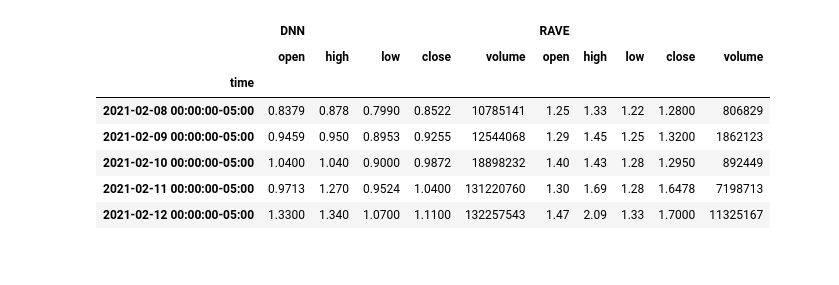
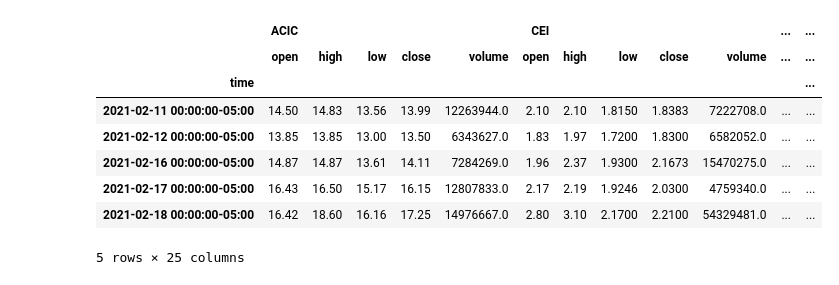
Before and after one commit to arzuisiktopbas/Project-2, a Jupyter notebook: project2.ipynb, the cells around one changed output. Saved outputs shown, nothing was run; the diff lists cells and outputs as text; code cells hidden in the pictures.

```diff
--- a/project2.ipynb
+++ b/project2.ipynb
@@ -27,15 +41,16 @@ foverview = Overview()
 
 filters_dict = {
     'Performance':'Today Up',
-    'Price':"Under $2",
-    'Relative Volume': "Over 5"
+    'Current Volume':"Over 10M",
+    'Change': 'Up 5%',
+    'Country': 'USA'
 }
 foverview.set_filter(filters_dict=filters_dict)
 
 tickers = foverview.ScreenerView()
 #tickers.sort_values(by='Volume', inplace=True, ascending=False)
 tickers.set_index('Ticker', inplace=True )
-tickers.head(8)
+tickers.head(100)
 # %% [output]
 [Info] loading page [##############################] 1/1
 |  | Company | Sector | Industry | Country | Market Cap | P/E | Price | Change | Volume |
@@ -121,27 +157,28 @@ date_to = datetime.datetime.strptime(
 # %%
 # Set timeframe to '1D'
 timeframe = "1D"
 
 #Set timeframe for last 2 years
 start_date = pd.Timestamp("2018-05-01", tz="America/New_York").isoformat()
 end_date = pd.Timestamp(next_day, tz="America/New_York").isoformat()
 
 #Get ticker data
 df_ticker = api.get_barset(
     ticker_sentiment,
     timeframe,
     start=start_date,
     end=end_date
 ).df
 
-df_ticker.dropna(inplace=True)
+df_ticker.dropna()
 df_ticker.tail()
 # %% [output]
-|  | DNN |  |  |  |  | RAVE |  |  |  |  |
-|  | open | high | low | close | volume | open | high | low | close | volume |
-| time |  |  |  |  |  |  |  |  |  |  |
-| 2021-02-08 00:00:00-05:00 | 0.8379 | 0.878 | 0.7990 | 0.8522 | 10785141 | 1.25 | 1.33 | 1.22 | 1.2800 | 806829 |
-| 2021-02-09 00:00:00-05:00 | 0.9459 | 0.950 | 0.8953 | 0.9255 | 12544068 | 1.29 | 1.45 | 1.25 | 1.3200 | 1862123 |
-| 2021-02-10 00:00:00-05:00 | 1.0400 | 1.040 | 0.9000 | 0.9872 | 18898232 | 1.40 | 1.43 | 1.28 | 1.2950 | 892449 |
-| 2021-02-11 00:00:00-05:00 | 0.9713 | 1.270 | 0.9524 | 1.0400 | 131220760 | 1.30 | 1.69 | 1.28 | 1.6478 | 7198713 |
-| 2021-02-12 00:00:00-05:00 | 1.3300 | 1.340 | 1.0700 | 1.1100 | 132257543 | 1.47 | 2.09 | 1.33 | 1.7000 | 11325167 |
+|  | ACIC |  |  |  |  | CEI |  |  |  |  | ... | ... |
+|  | open | high | low | close | volume | open | high | low | close | volume | ... | ... |
+| time |  |  |  |  |  |  |  |  |  |  |  | ... |
+| 2021-02-11 00:00:00-05:00 | 14.50 | 14.83 | 13.56 | 13.99 | 12263944.0 | 2.10 | 2.10 | 1.8150 | 1.8383 | 7222708.0 | ... | ... |
+| 2021-02-12 00:00:00-05:00 | 13.85 | 13.85 | 13.00 | 13.50 | 6343627.0 | 1.83 | 1.97 | 1.7200 | 1.8300 | 6582052.0 | ... | ... |
+| 2021-02-16 00:00:00-05:00 | 14.87 | 14.87 | 13.61 | 14.11 | 7284269.0 | 1.96 | 2.37 | 1.9300 | 2.1673 | 15470275.0 | ... | ... |
+| 2021-02-17 00:00:00-05:00 | 16.43 | 16.50 | 15.17 | 16.15 | 12807833.0 | 2.17 | 2.19 | 1.9246 | 2.0300 | 4759340.0 | ... | ... |
+| 2021-02-18 00:00:00-05:00 | 16.42 | 18.60 | 16.16 | 17.25 | 14976667.0 | 2.80 | 3.10 | 2.1700 | 2.2100 | 54329481.0 | ... | ... |
+5 rows × 25 columns
```
Also changed, not shown: parts of 9 cells of this notebook, 2 other files.
